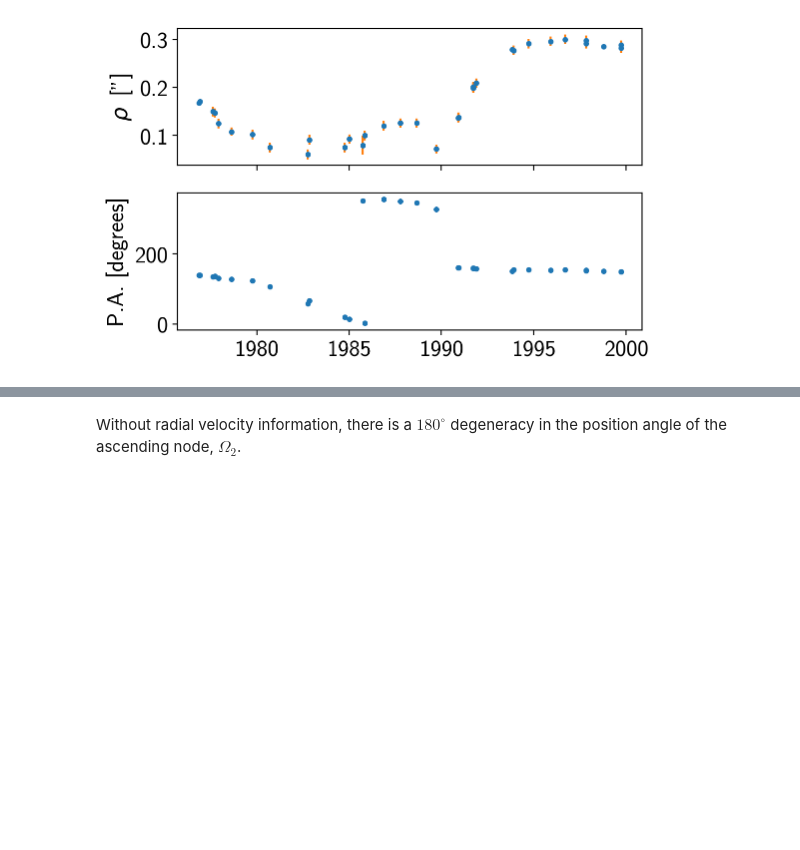
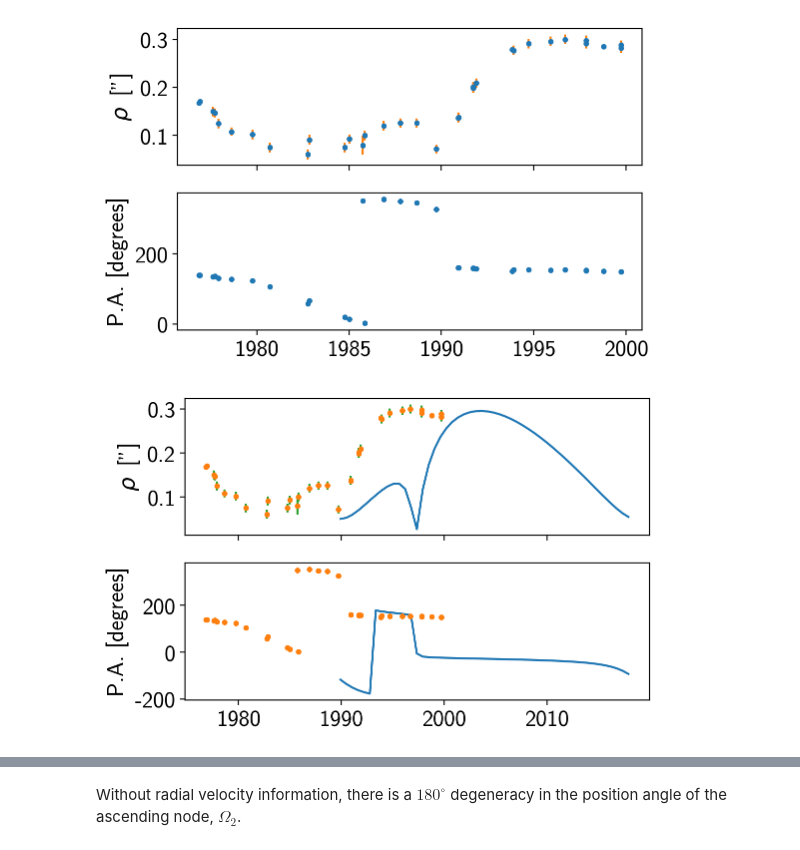
Before and after one commit to iancze/exoplanet, a Jupyter notebook: docs/notebooks/astrometric.ipynb, the cells around one changed output, grey strips where cells are left out. Drawn from its saved outputs; the diff is of its cells as text; code cells hidden in the pictures; blank space fills up the shorter version.

```diff
--- a/docs/notebooks/astrometric.ipynb
+++ b/docs/notebooks/astrometric.ipynb
@@ -137,0 +185,13 @@ ax[1].set_ylabel(r'P.A. [degrees]');
+# %%
+fig, ax = plt.subplots(nrows=2, sharex=True)
+ax[0].plot(t + 1989.92, rho)
+ax[0].plot(astro_yrs, rho_data, ".")
+ax[0].errorbar(astro_yrs, rho_data, yerr=rho_err, ls="")
+ax[0].set_ylabel(r'$\rho\,$ ["]')
+
+ax[1].plot(t + 1989.92, theta * 180/np.pi)
+ax[1].plot(astro_yrs, theta_data, ".")
+ax[1].errorbar(astro_yrs, theta_data, yerr=theta_err, ls="")
+ax[1].set_ylabel(r'P.A. [degrees]');
+# %% [output]
+[figure, added]
```
Also changed, not shown: parts of 11 cells of this notebook, 1 other file.
